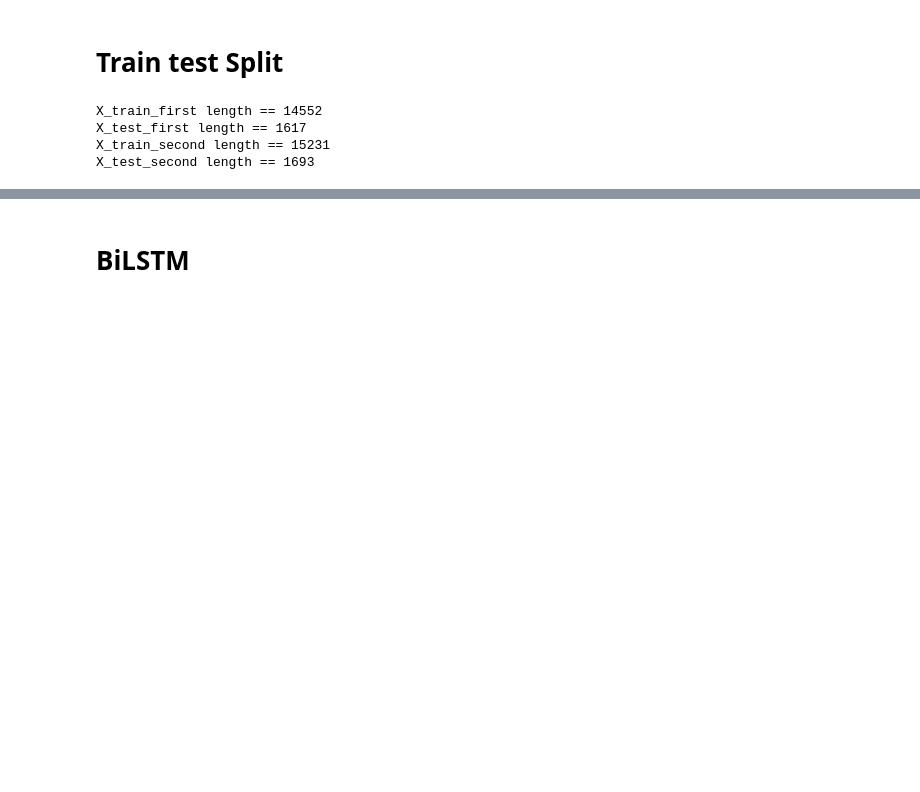
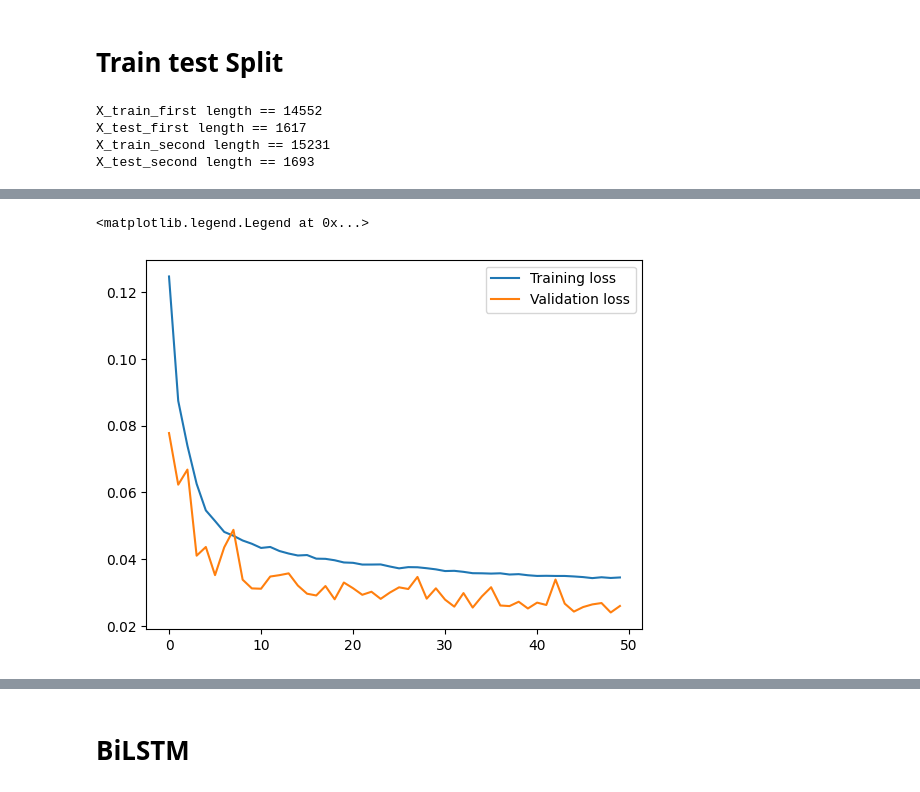
Before and after one commit to naufalulhaq/tugas_akhir, a Jupyter notebook: splitted_tuned_modelling.ipynb, the cells around one changed output, grey strips where cells are left out. Saved outputs shown, nothing was run; the diff lists cells and outputs as text; code cells hidden in the pictures; blank space fills up the shorter version.

```diff
--- a/splitted_tuned_modelling.ipynb
+++ b/splitted_tuned_modelling.ipynb
@@ -47,0 +200,6 @@ X_test_second length == 1693
+# %%
+# Get the optimal hyperparameters
+best_hps_LSTM_second = tuner_LSTM.get_best_hyperparameters(num_trials=1)[0]
+
+for param in best_hps_LSTM_second.values:
+    print(param, best_hps_LSTM_second.get(param))
@@ -47,0 +212,4 @@ X_test_second length == 1693
+# %%
+# Build the model with the best hyperparameters
+model_LSTM_tuned_second = tuner_LSTM.hypermodel.build(best_hps_LSTM_second)
+history_LSTM_tuned_second = model_LSTM_tuned_second.fit(trainX_second, trainY_second, epochs=50, validation_data=(X_test_second, y_test_second))
@@ -47,0 +234,7 @@ X_test_second length == 1693
+# %%
+plt.plot(history_LSTM_tuned_second.history['loss'], label='Training loss')
+plt.plot(history_LSTM_tuned_second.history['val_loss'], label='Validation loss')
+plt.legend()
+# %% [output]
+<matplotlib.legend.Legend at 0x...>
+[figure, added]
```
Also changed, not shown: parts of 57 cells of this notebook.
